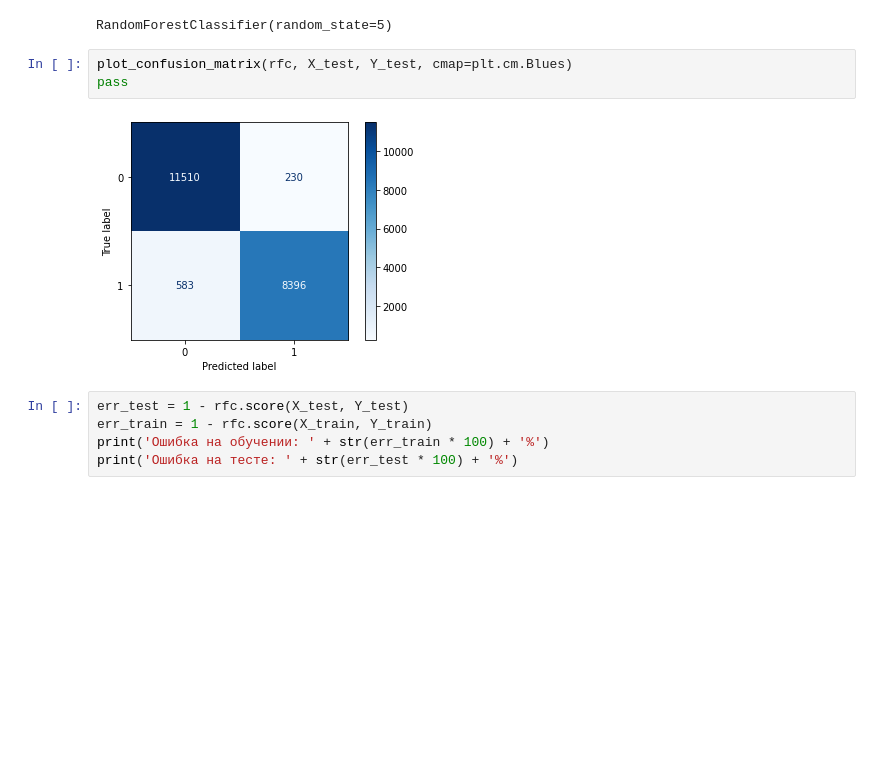
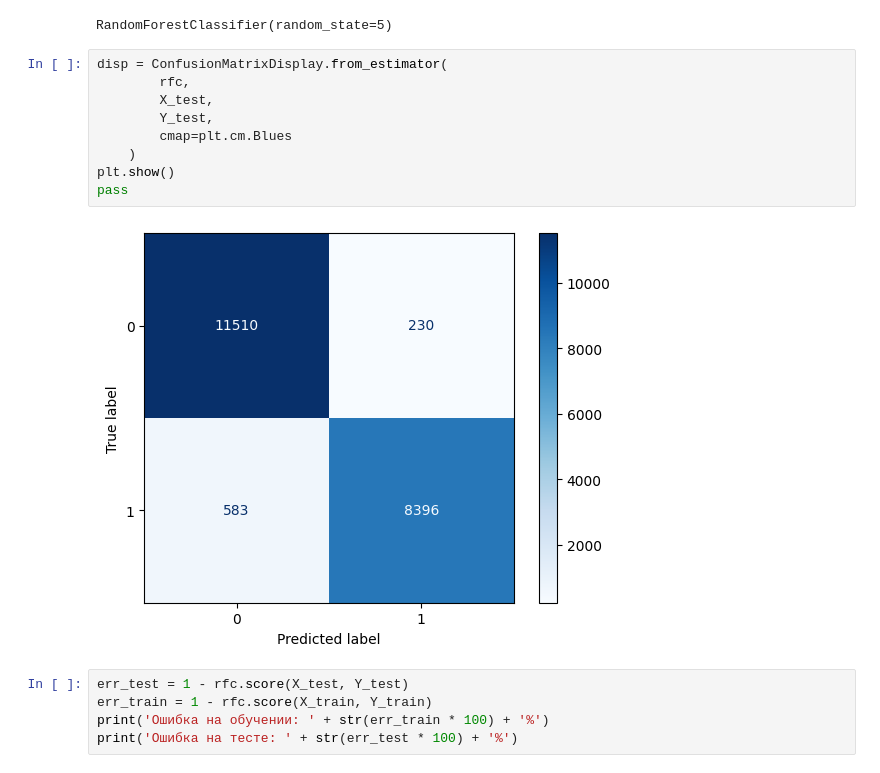
Before and after one commit to ZeR018/ML23, a Jupyter notebook: Airline_Passenger_Satisfaction.ipynb, the cells around one changed output. Saved outputs shown, nothing was run; the diff lists cells and outputs as text; blank space fills up the shorter version.

```diff
--- a/Airline_Passenger_Satisfaction.ipynb
+++ b/Airline_Passenger_Satisfaction.ipynb
@@ -450,10 +434,16 @@ rfc.fit(X_train, Y_train)
 # %% [output]
 RandomForestClassifier(random_state=5)
 # %%
-plot_confusion_matrix(rfc, X_test, Y_test, cmap=plt.cm.Blues)
+disp = ConfusionMatrixDisplay.from_estimator(
+        rfc,
+        X_test,
+        Y_test,
+        cmap=plt.cm.Blues
+    )
+plt.show()
 pass
 # %% [output]
-[figure, old version]
+[figure, new version]
 # %%
 err_test = 1 - rfc.score(X_test, Y_test)
 err_train = 1 - rfc.score(X_train, Y_train)
```
Also changed, not shown: parts of 28 cells of this notebook.
